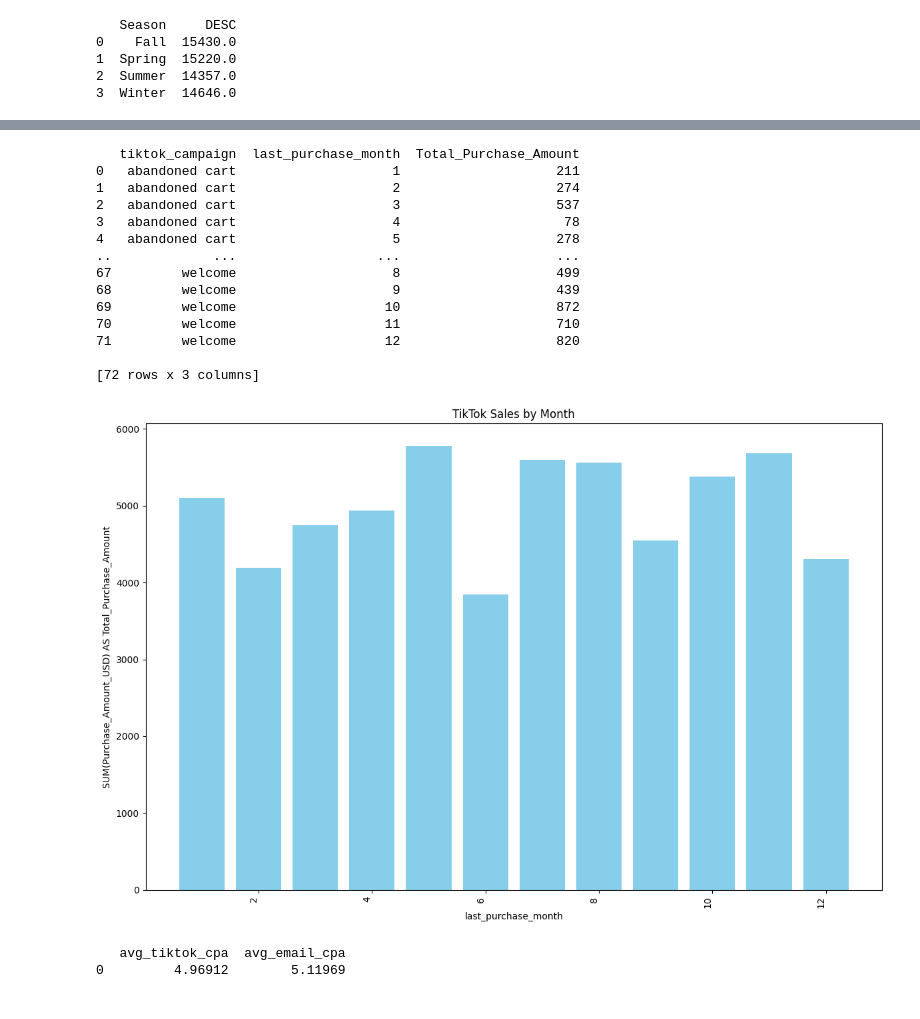
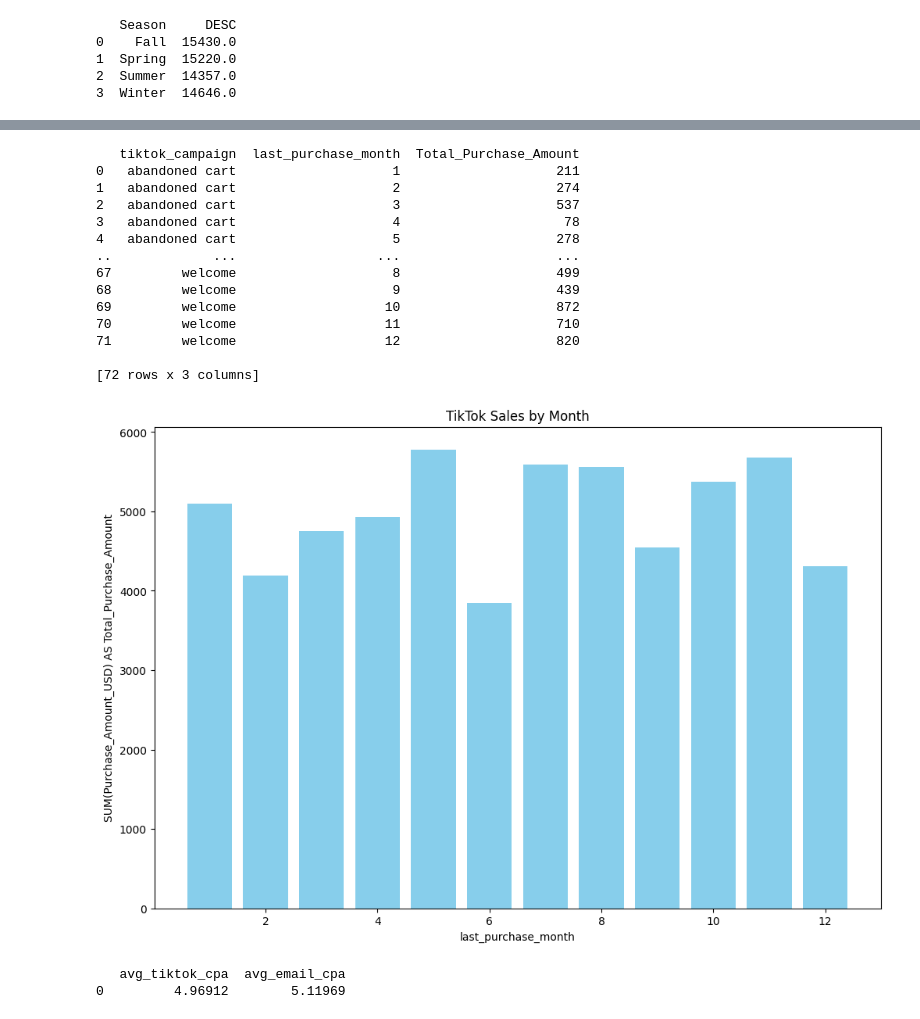
Before and after one commit to maggielittle95/shopper_trends, a Jupyter notebook: marketing_analysis.ipynb, the cells around one changed output, grey strips where cells are left out. Cells and saved outputs as stored; diff of their text form; code cells hidden in the pictures.

```diff
--- a/marketing_analysis.ipynb
+++ b/marketing_analysis.ipynb
@@ -477,36 +480,34 @@ GROUP BY
 '''
 
 product_information_3 = pd.read_sql(product_information_3, conn)
 print(product_information_3)
 
 # Sort total sales with email campaigns (Total_Purchase_Amount) and group by the associated email campaign, sort by descending values
 tiktok_marketing_counts_sorted = product_information_3['Total_Purchase_Amount'].groupby(product_information_3['last_purchase_month']).sum().sort_values(ascending=False)
 
 # Bar chart of email campaigns
 plt.figure(figsize=(12, 8))
 plt.bar(email_marketing_counts_sorted.index, email_marketing_counts_sorted, color='skyblue')
 plt.xlabel("last_purchase_month")
 plt.ylabel("SUM(Purchase_Amount_USD) AS Total_Purchase_Amount")
 plt.title("TikTok Sales by Month")
-plt.xticks(rotation=90, ha='right')
-plt.tight_layout()
 plt.show()
 # %% [output]
    tiktok_campaign  last_purchase_month  Total_Purchase_Amount
 0   abandoned cart                    1                    211
 1   abandoned cart                    2                    274
 2   abandoned cart                    3                    537
 3   abandoned cart                    4                     78
 4   abandoned cart                    5                    278
 ..             ...                  ...                    ...
 67         welcome                    8                    499
 68         welcome                    9                    439
 69         welcome                   10                    872
 70         welcome                   11                    710
 71         welcome                   12                    820
 
 [72 rows x 3 columns]
-[figure, old version]
+[figure, new version]
 # %%
 #Marketing ROI #1: Compare CPAs for Tik Tok vs. Email
 #Remove dollar sign and CAST to FLOAT
```
Also changed, not shown: parts of 11 cells of this notebook.
